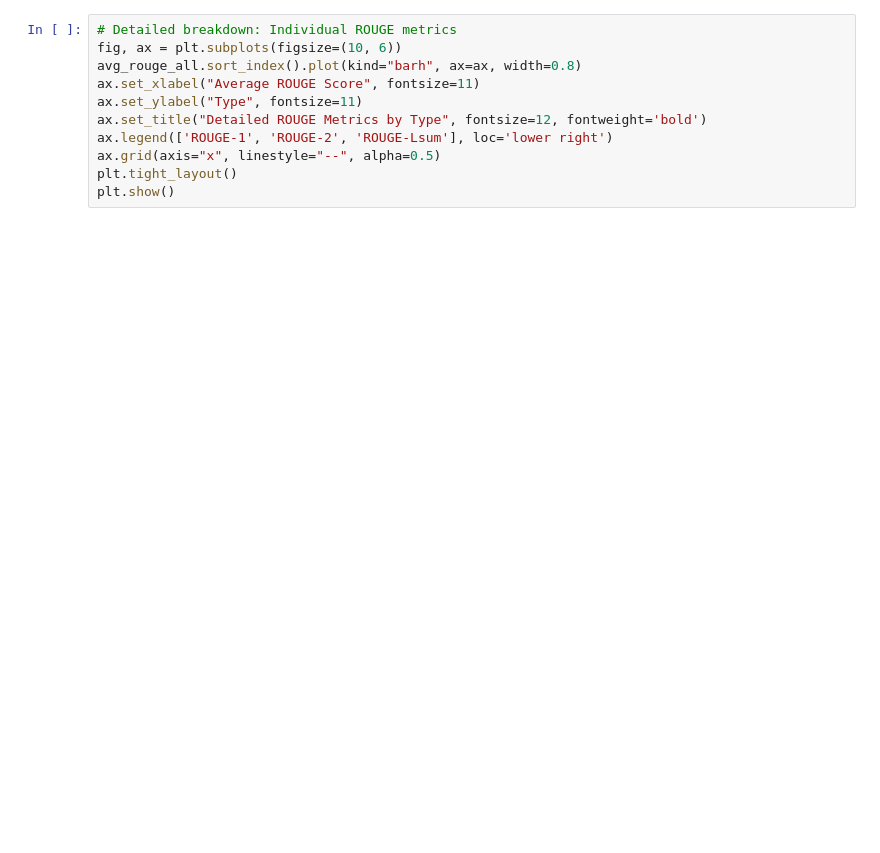
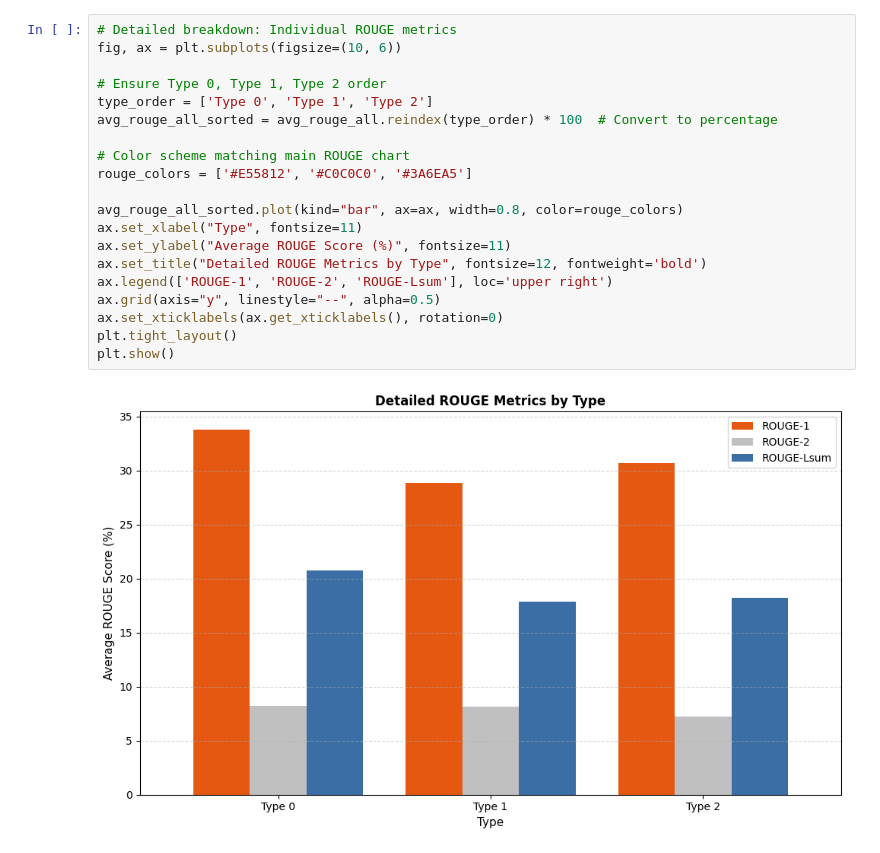
Before and after one commit to edogdu/UCKG, a Jupyter notebook: qa-engine/evaluation/metric_chart.ipynb, the cells around one changed output. Saved outputs shown, nothing was run; the diff lists cells and outputs as text; blank space fills up the shorter version.

```diff
--- a/qa-engine/evaluation/metric_chart.ipynb
+++ b/qa-engine/evaluation/metric_chart.ipynb
@@ -116,14 +172,25 @@ plt.show()
 # %%
 # Detailed breakdown: Individual ROUGE metrics
 fig, ax = plt.subplots(figsize=(10, 6))
-avg_rouge_all.sort_index().plot(kind="barh", ax=ax, width=0.8)
-ax.set_xlabel("Average ROUGE Score", fontsize=11)
-ax.set_ylabel("Type", fontsize=11)
+
+# Ensure Type 0, Type 1, Type 2 order
+type_order = ['Type 0', 'Type 1', 'Type 2']
+avg_rouge_all_sorted = avg_rouge_all.reindex(type_order) * 100  # Convert to percentage
+
+# Color scheme matching main ROUGE chart
+rouge_colors = ['#E55812', '#C0C0C0', '#3A6EA5']
+
+avg_rouge_all_sorted.plot(kind="bar", ax=ax, width=0.8, color=rouge_colors)
+ax.set_xlabel("Type", fontsize=11)
+ax.set_ylabel("Average ROUGE Score (%)", fontsize=11)
 ax.set_title("Detailed ROUGE Metrics by Type", fontsize=12, fontweight='bold')
-ax.legend(['ROUGE-1', 'ROUGE-2', 'ROUGE-Lsum'], loc='lower right')
-ax.grid(axis="x", linestyle="--", alpha=0.5)
+ax.legend(['ROUGE-1', 'ROUGE-2', 'ROUGE-Lsum'], loc='upper right')
+ax.grid(axis="y", linestyle="--", alpha=0.5)
+ax.set_xticklabels(ax.get_xticklabels(), rotation=0)
 plt.tight_layout()
 plt.show()
+# %% [output]
+[figure, added]
 # %%
 # Detailed breakdown: Individual BLEU metrics
 fig, ax = plt.subplots(figsize=(10, 6))
```
Also changed, not shown: parts of 7 cells of this notebook, 9 other files.
